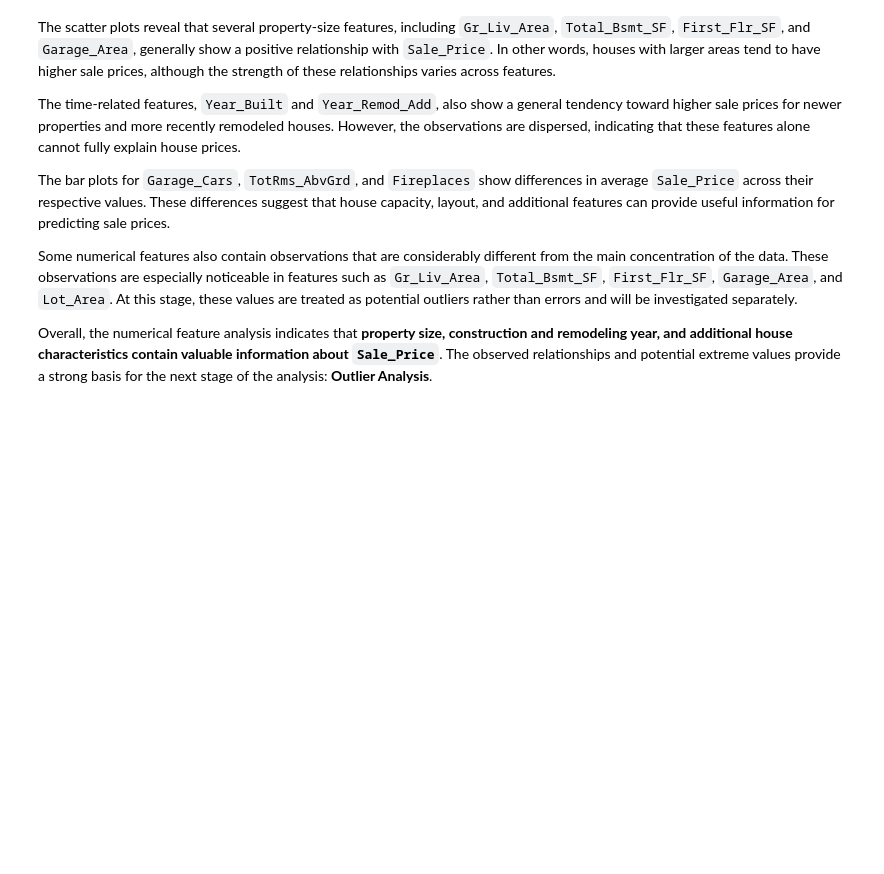
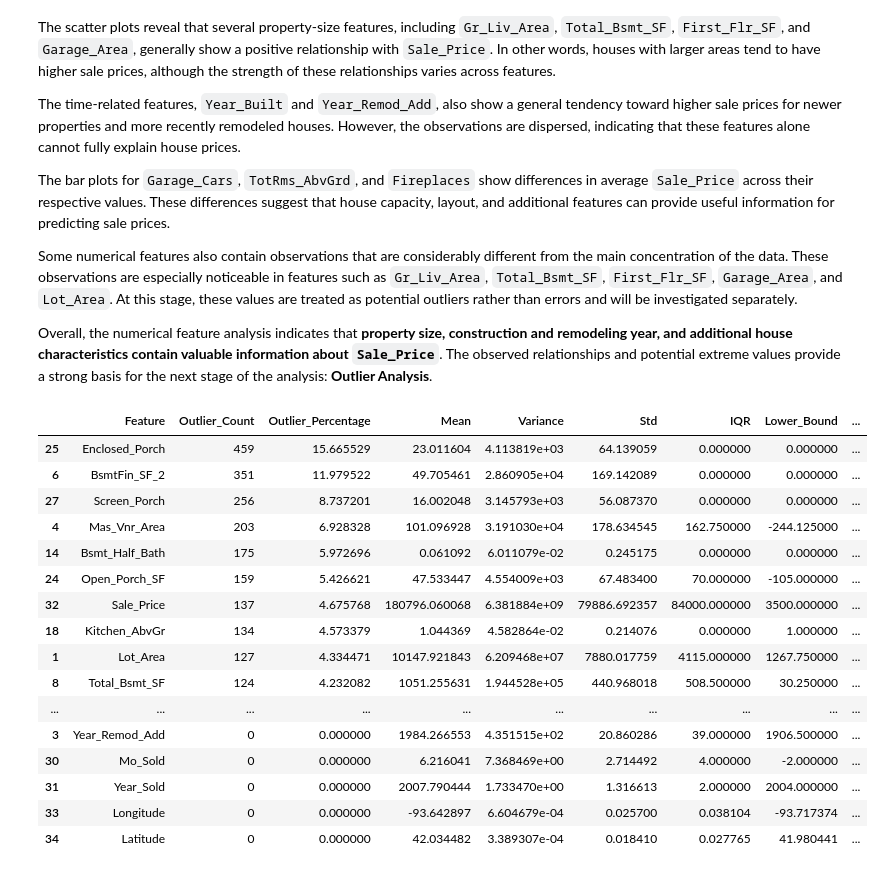
Before and after one commit to Mohamadzf23/ames-housing-price-prediction, a Jupyter notebook: src/ames_housing_price_prediction.ipynb, the cells around one changed output. Saved outputs shown, nothing was run; the diff lists cells and outputs as text; code cells hidden in the pictures; blank space fills up the shorter version.

```diff
--- a/src/ames_housing_price_prediction.ipynb
+++ b/src/ames_housing_price_prediction.ipynb
@@ -1271,3 +1272,61 @@ The bar plots for `Garage_Cars`, `TotRms_AbvGrd`, and `Fireplaces` show differen
 Some numerical features also contain observations that are considerably different from the main concentration of the data. These observations are especially noticeable in features such as `Gr_Liv_Area`, `Total_Bsmt_SF`, `First_Flr_SF`, `Garage_Area`, and `Lot_Area`. At this stage, these values are treated as potential outliers rather than errors and will be investigated separately.
 
 Overall, the numerical feature analysis indicates that **property size, construction and remodeling year, and additional house characteristics contain valuable information about `Sale_Price`**. The observed relationships and potential extreme values provide a strong basis for the next stage of the analysis: **Outlier Analysis**.
+# %%
+def detect_outliers_iqr(df, columns):
+    outlier_summary = []
+
+    for col in columns:
+        Q1 = df[col].quantile(0.25)
+        Q3 = df[col].quantile(0.75)
+        IQR = Q3 - Q1
+
+        lower_bound = Q1 - 1.5 * IQR
+        upper_bound = Q3 + 1.5 * IQR
+
+        outliers = df[
+            (df[col] < lower_bound) |
+            (df[col] > upper_bound)
+        ]
+
+        outlier_summary.append({
+            'Feature': col,
+            'Outlier_Count': len(outliers),
+            'Outlier_Percentage': len(outliers) / len(df) * 100,
+            'Mean': df[col].mean(),
+            'Variance': df[col].var(),
+            'Std': df[col].std(),
+            'IQR': IQR,
+            'Lower_Bound': lower_bound,
+            'Upper_Bound': upper_bound
+        })
+
+    return pd.DataFrame(outlier_summary)
+# %%
+outlier_summary = detect_outliers_iqr(
+    df,
+    numerical_features
+)
+
+outlier_summary.sort_values(
+    'Outlier_Count',
+    ascending=False
+)
+# %% [output]
+|  | Feature | Outlier_Count | Outlier_Percentage | Mean | Variance | Std | IQR | Lower_Bound | ... |
+| 25 | Enclosed_Porch | 459 | 15.665529 | 23.011604 | 4.113819e+03 | 64.139059 | 0.000000 | 0.000000 | ... |
+| 6 | BsmtFin_SF_2 | 351 | 11.979522 | 49.705461 | 2.860905e+04 | 169.142089 | 0.000000 | 0.000000 | ... |
+| 27 | Screen_Porch | 256 | 8.737201 | 16.002048 | 3.145793e+03 | 56.087370 | 0.000000 | 0.000000 | ... |
+| 4 | Mas_Vnr_Area | 203 | 6.928328 | 101.096928 | 3.191030e+04 | 178.634545 | 162.750000 | -244.125000 | ... |
+| 14 | Bsmt_Half_Bath | 175 | 5.972696 | 0.061092 | 6.011079e-02 | 0.245175 | 0.000000 | 0.000000 | ... |
+| 24 | Open_Porch_SF | 159 | 5.426621 | 47.533447 | 4.554009e+03 | 67.483400 | 70.000000 | -105.000000 | ... |
+| 32 | Sale_Price | 137 | 4.675768 | 180796.060068 | 6.381884e+09 | 79886.692357 | 84000.000000 | 3500.000000 | ... |
+| 18 | Kitchen_AbvGr | 134 | 4.573379 | 1.044369 | 4.582864e-02 | 0.214076 | 0.000000 | 1.000000 | ... |
+| 1 | Lot_Area | 127 | 4.334471 | 10147.921843 | 6.209468e+07 | 7880.017759 | 4115.000000 | 1267.750000 | ... |
+| 8 | Total_Bsmt_SF | 124 | 4.232082 | 1051.255631 | 1.944528e+05 | 440.968018 | 508.500000 | 30.250000 | ... |
+| ... | ... | ... | ... | ... | ... | ... | ... | ... | ... |
+| 3 | Year_Remod_Add | 0 | 0.000000 | 1984.266553 | 4.351515e+02 | 20.860286 | 39.000000 | 1906.500000 | ... |
+| 30 | Mo_Sold | 0 | 0.000000 | 6.216041 | 7.368469e+00 | 2.714492 | 4.000000 | -2.000000 | ... |
+| 31 | Year_Sold | 0 | 0.000000 | 2007.790444 | 1.733470e+00 | 1.316613 | 2.000000 | 2004.000000 | ... |
+| 33 | Longitude | 0 | 0.000000 | -93.642897 | 6.604679e-04 | 0.025700 | 0.038104 | -93.717374 | ... |
+| 34 | Latitude | 0 | 0.000000 | 42.034482 | 3.389307e-04 | 0.018410 | 0.027765 | 41.980441 | ... |
```
Also changed, not shown: parts of 10 cells of this notebook.
